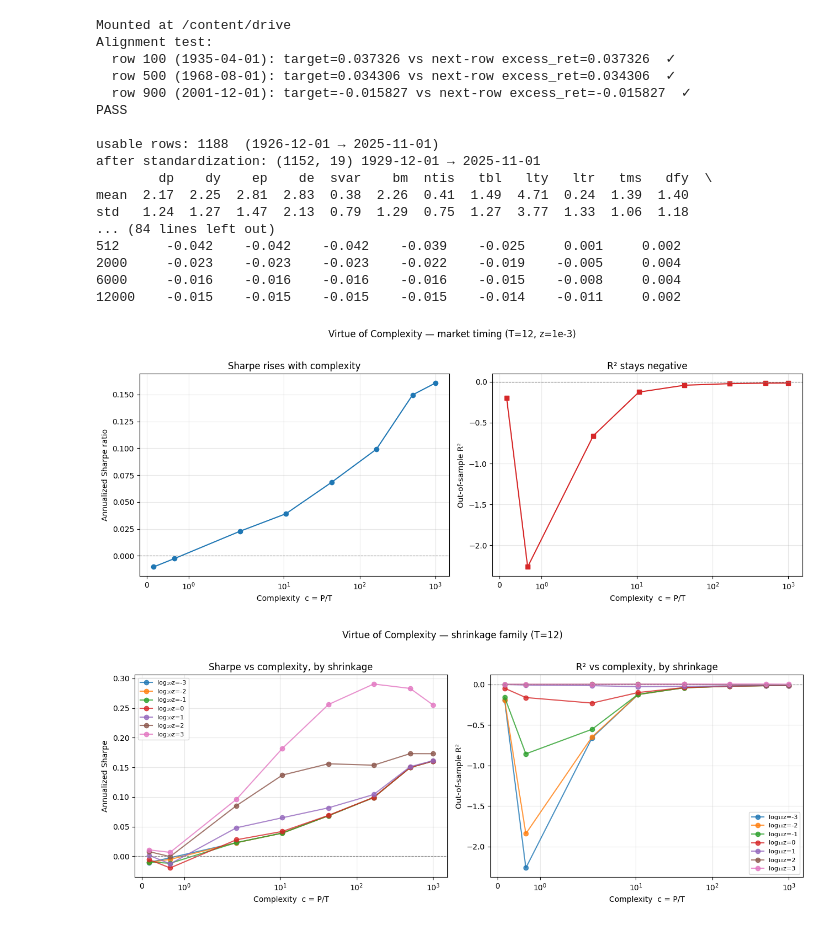
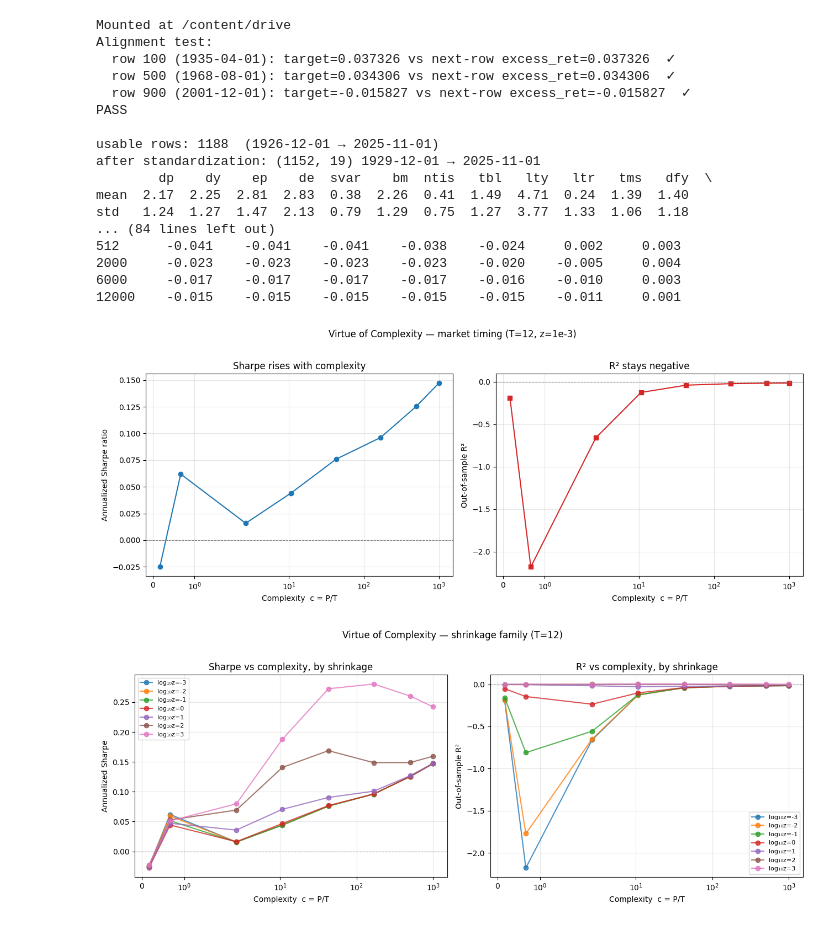
Before and after one commit to vishwesh-V/virtue-of-complexity, a Jupyter notebook: kmz/kmz_pipeline.ipynb, the cells around one changed output. Cells and saved outputs as stored; diff of their text form; code cells hidden in the pictures.

```diff
--- a/kmz/kmz_pipeline.ipynb
+++ b/kmz/kmz_pipeline.ipynb
@@ -96,9 +94,16 @@ def make_rff(G, n_pairs, gamma=2.0, seed=0):
     returns : (T_obs, 2*n_pairs) RFF matrix
     """
     rng = np.random.default_rng(seed)
-    W = rng.standard_normal((G.shape[1], n_pairs))   # (15, n_pairs) random omegas
-    proj = gamma * (G @ W)                            # (T_obs, n_pairs) projections
-    return np.concatenate([np.sin(proj), np.cos(proj)], axis=1)  # sin/cos pairs
+    W = rng.standard_normal((n_pairs, G.shape[1])).T   # (15, n_pairs) random omegas; draw j is the same no matter what n_pairs is
+    proj = gamma * (G @ W)                              # (T_obs, n_pairs) projections
+    S = np.empty((G.shape[0], 2 * n_pairs))
+    S[:, 0::2] = np.sin(proj)                           # sin/cos interleaved, so the first P columns
+    S[:, 1::2] = np.cos(proj)                           # are P/2 full pairs (nested sweep relies on this)
+    return S
+
+# --- sanity check: first P columns must be P/2 sin/cos pairs, independent of n_pairs ---
+_G = np.random.default_rng(1).standard_normal((5, 15))
+assert np.allclose(make_rff(_G, n_pairs=4, seed=0), make_rff(_G, n_pairs=100, seed=0)[:, :8]), "make_rff is the old version"
 
 # --- test it on your standardized predictors ---
 G = std[predictors].to_numpy()          # (1152, 15)
@@ -218,6 +223,7 @@ def run_oos_nested(S_full, R, P, T, z):
     forecasts : (N-T,) OOS forecasts
     strat_ret : (N-T,) timing-strategy returns (forecast * realized)
     """
+    assert P % 2 == 0, "P must be even so no sin/cos pair is split"
     S_all = S_full[:, :P]                         # nested: first P columns
     N = len(R)
     forecasts, strat_ret = [], []
@@ -366,42 +372,43 @@ ax[1].grid(alpha=0.3)
 
 plt.suptitle("Virtue of Complexity — market timing (T=12, z=1e-3)", y=1.02)
 plt.tight_layout(); plt.show()
+fig.savefig(f"{KMZ}/voc_curves.png", dpi=150, bbox_inches="tight")
 
 # ============================================================
 # Stage E+ — family of VoC curves, one line per shrinkage z
 # ============================================================
 fig, ax = plt.subplots(1, 2, figsize=(13, 5))
 for z in z_grid:
     sub = sweep_z[sweep_z["z"] == z].sort_values("complexity")
     lbl = f"log₁₀z={int(np.log10(z))}"
     ax[0].plot(sub["complexity"], sub["sharpe"], "o-", label=lbl, alpha=.8)
     ax[1].plot(sub["complexity"], sub["r2"],     "o-", label=lbl, alpha=.8)
 
 for a in ax:
     a.set_xscale("symlog"); a.axhline(0, color="grey", lw=.8, ls="--")
     a.set_xlabel("Complexity  c = P/T"); a.grid(alpha=.3); a.legend(fontsize=8)
 ax[0].set_ylabel("Annualized Sharpe"); ax[0].set_title("Sharpe vs complexity, by shrinkage")
 ax[1].set_ylabel("Out-of-sample R²");  ax[1].set_title("R² vs complexity, by shrinkage")
 plt.suptitle("Virtue of Complexity — shrinkage family (T=12)", y=1.02)
 plt.tight_layout(); plt.show()
 fig.savefig(f"{KMZ}/voc_family.png", dpi=150, bbox_inches="tight")
 # %% [output]
 Mounted at /content/drive
 Alignment test:
   row 100 (1935-04-01): target=0.037326 vs next-row excess_ret=0.037326  ✓
   row 500 (1968-08-01): target=0.034306 vs next-row excess_ret=0.034306  ✓
   row 900 (2001-12-01): target=-0.015827 vs next-row excess_ret=-0.015827  ✓
 PASS
 
 usable rows: 1188  (1926-12-01 → 2025-11-01)
 after standardization: (1152, 19) 1929-12-01 → 2025-11-01
         dp    dy    ep    de  svar    bm  ntis   tbl   lty   ltr   tms   dfy  \
 mean  2.17  2.25  2.81  2.83  0.38  2.26  0.41  1.49  4.71  0.24  1.39  1.40
 std   1.24  1.27  1.47  2.13  0.79  1.29  0.75  1.27  3.77  1.33  1.06  1.18
 ... (84 lines left out)
-512      -0.042    -0.042    -0.042    -0.039    -0.025     0.001     0.002
-2000     -0.023    -0.023    -0.023    -0.022    -0.019    -0.005     0.004
-6000     -0.016    -0.016    -0.016    -0.016    -0.015    -0.008     0.004
-12000    -0.015    -0.015    -0.015    -0.015    -0.014    -0.011     0.002
+512      -0.041    -0.041    -0.041    -0.038    -0.024     0.002     0.003
+2000     -0.023    -0.023    -0.023    -0.023    -0.020    -0.005     0.004
+6000     -0.017    -0.017    -0.017    -0.017    -0.016    -0.010     0.003
+12000    -0.015    -0.015    -0.015    -0.015    -0.015    -0.011     0.001
-[figure, old version]
+[figure, new version]
-[figure, old version]
+[figure, new version]
```
Also changed, not shown: parts of 1 cell of this notebook, 16 other files.
